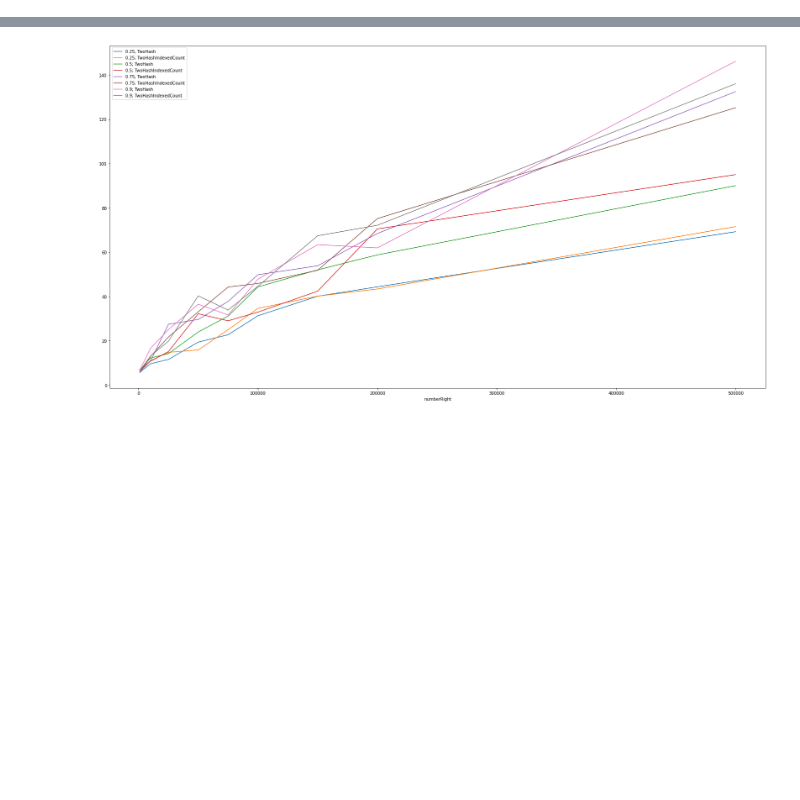
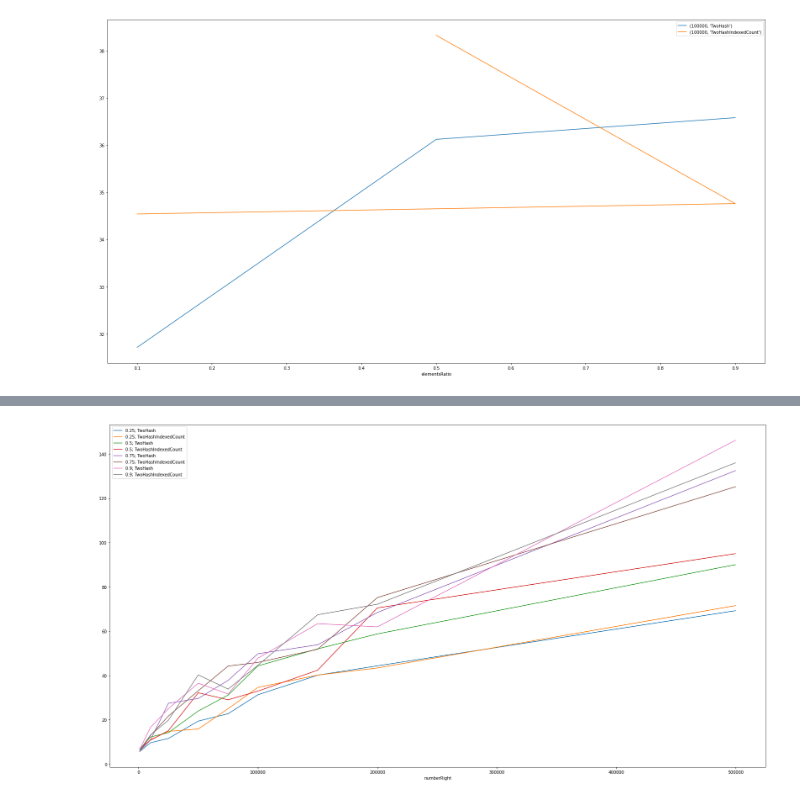
Before and after one commit to maartyman/join-test, a Jupyter notebook: csvs/eval.ipynb, the cells around one changed output, grey strips where cells are left out. Drawn from its saved outputs; the diff is of its cells as text; code cells hidden in the pictures; blank space fills up the shorter version.

```diff
--- a/csvs/eval.ipynb
+++ b/csvs/eval.ipynb
@@ -38,3 +38,15 @@ plt.show()
+# %%
+fig, ax = plt.subplots()
+fig.set_figheight(15)
+fig.set_figwidth(28)
+for key1, grp1 in file.groupby(['numberRight', 'joinIteratorString']):
+    #for key2, grp2 in grp1.groupby([]):
+    if key1[0] != 500000 and key1[0] != 200000:
+        ax = grp1.plot(ax=ax, kind='line', x='elementsRatio', y='execution time', label= str(key1))
+plt.legend(loc='best')
+plt.show()
+# %% [output]
+[figure, added]
 # %%
 fig, ax = plt.subplots()
 fig.set_figheight(15)
```
Also changed, not shown: parts of 5 cells of this notebook, 20 other files.
